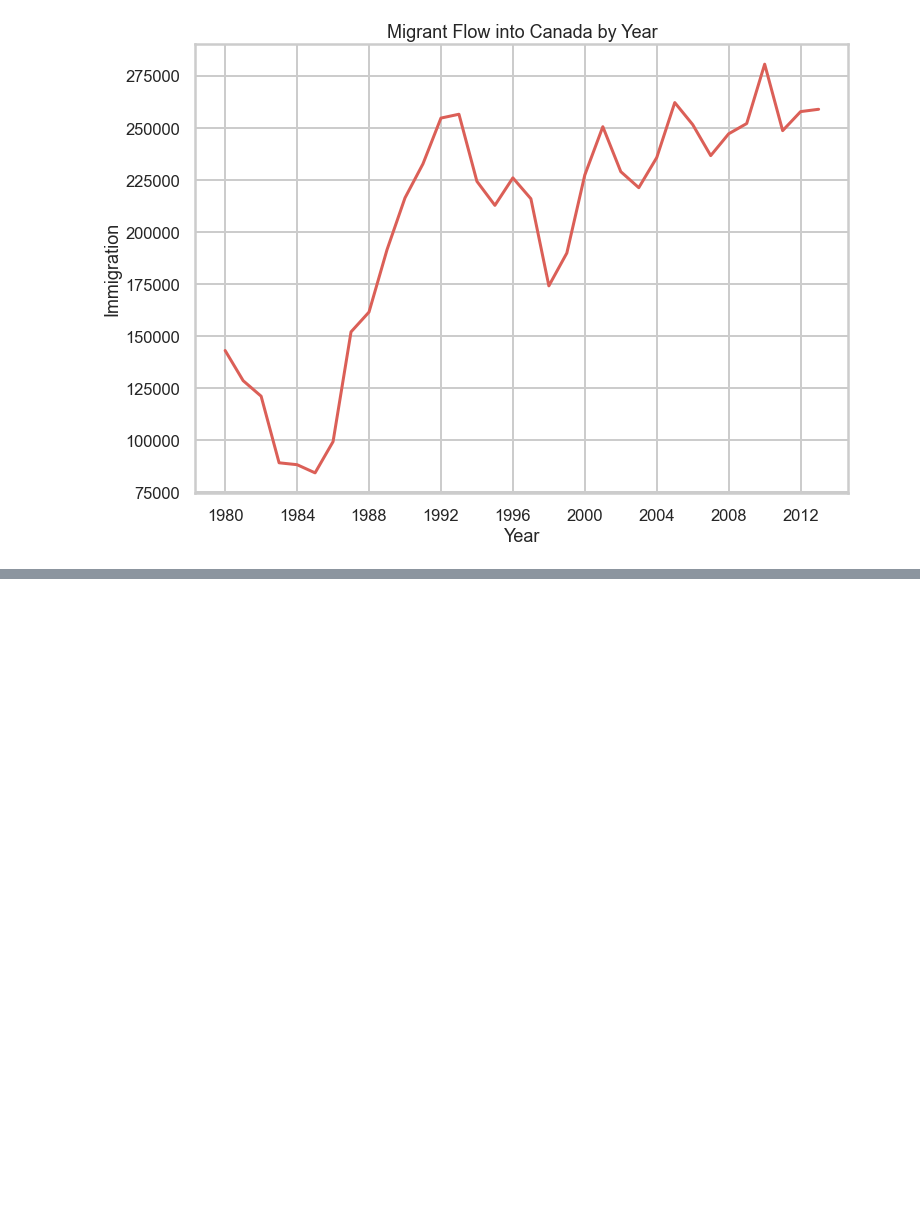
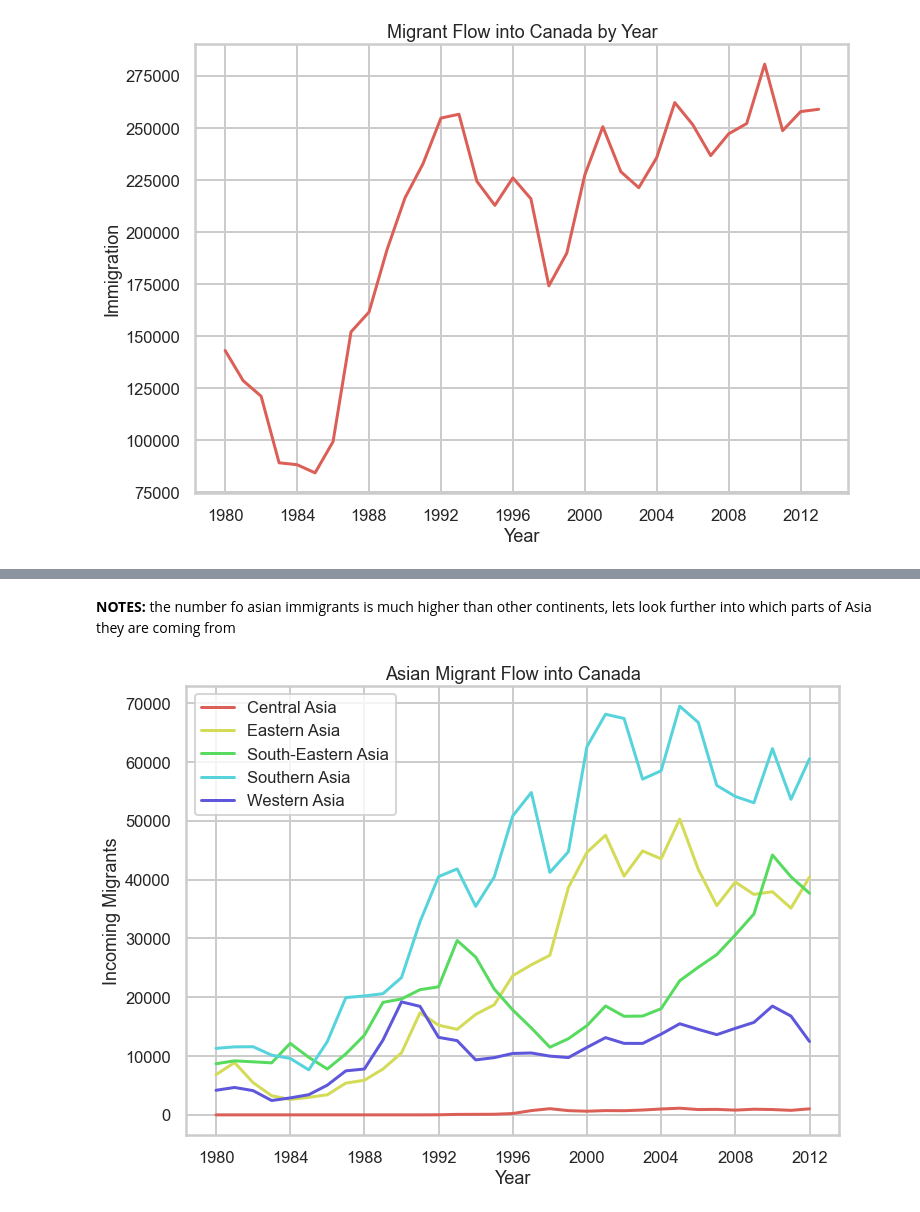
Before and after one commit to ayliahfani/Canadian-Immigration-Trends, a Jupyter notebook: VA Coursework.ipynb, the cells around one changed output, grey strips where cells are left out. Drawn from its saved outputs; the diff is of its cells as text; code cells hidden in the pictures; blank space fills up the shorter version.

```diff
--- a/VA Coursework.ipynb
+++ b/VA Coursework.ipynb
@@ -255,0 +279,13 @@ plt.title('Migrant Flow into Canada by Year');
+# %% [markdown]
+**NOTES:** the number fo asian immigrants is much higher than other continents, lets look further into which parts of Asia they are coming from
+# %%
+sns.lineplot(data=df_regions, x='Year',y='Central Asia');
+sns.lineplot(data=df_regions, x='Year',y='Eastern Asia');
+sns.lineplot(data=df_regions, x='Year',y='South-Eastern Asia');
+sns.lineplot(data=df_regions, x='Year',y='Southern Asia');
+sns.lineplot(data=df_regions, x='Year',y='Western Asia');
+plt.title('Asian Migrant Flow into Canada');
+plt.ylabel('Incoming Migrants');
+plt.legend(['Central Asia','Eastern Asia','South-Eastern Asia','Southern Asia','Western Asia']);
+# %% [output]
+[figure, added]
```
Also changed, not shown: parts of 4 cells of this notebook.
